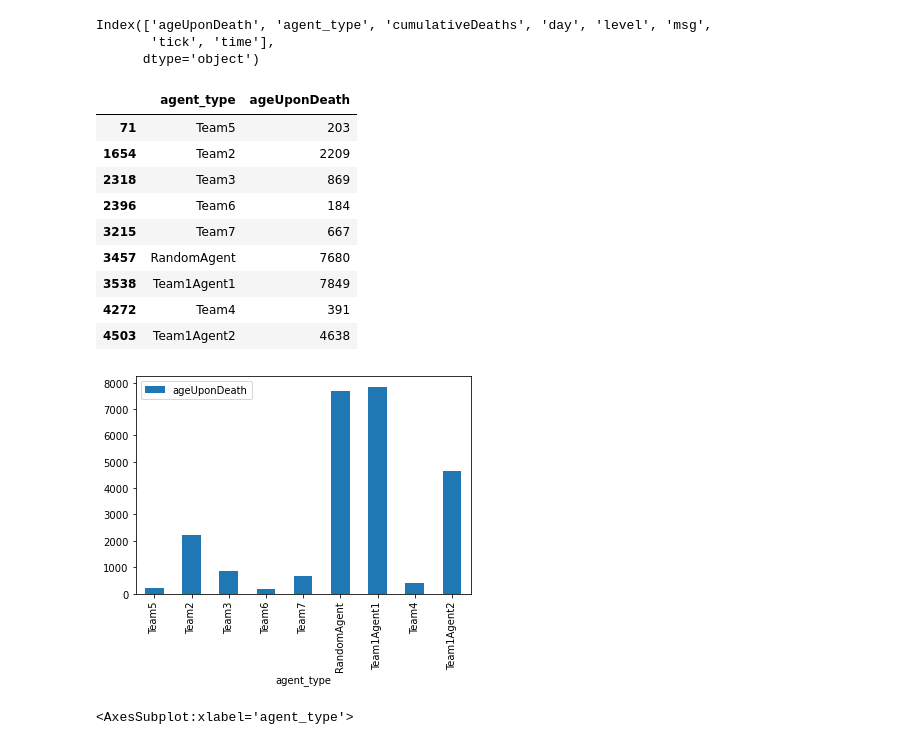
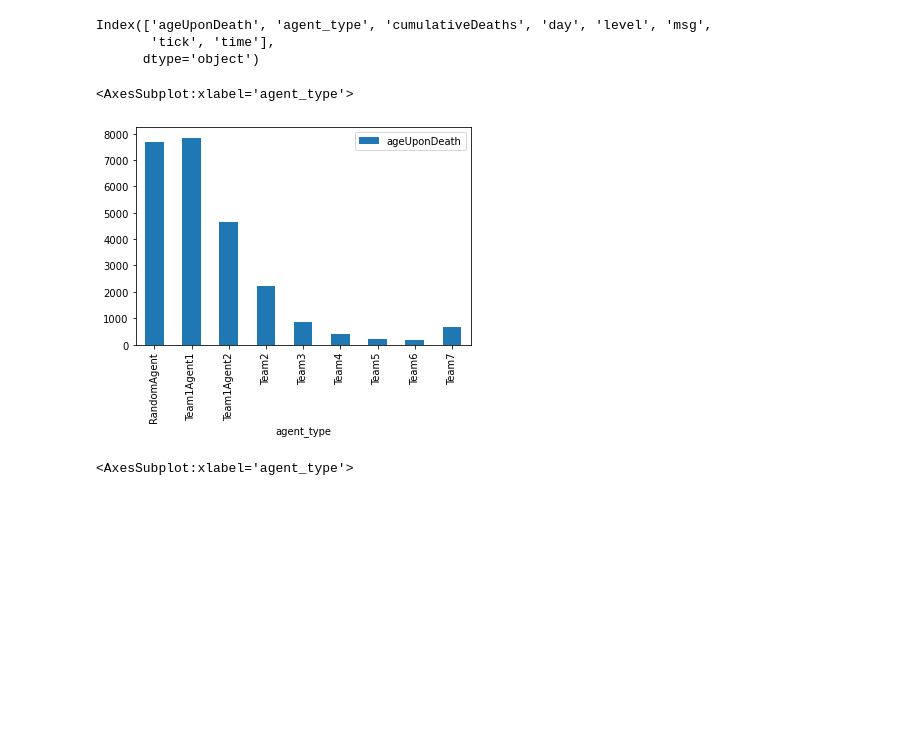
Before and after one commit to SOMAS2021/SOMAS2021, a Jupyter notebook: Experiment.ipynb, the cells around one changed output. Cells and saved outputs as stored; diff of their text form; code cells hidden in the pictures; blank space fills up the shorter version.

Commit message:
reorder the plot

```diff
--- a/Experiment.ipynb
+++ b/Experiment.ipynb
@@ -203,23 +203,14 @@ Index(['ageUponDeath', 'agent_type', 'cumulativeDeaths', 'day', 'level', 'msg',
 # %%
 # max survive days over each agent
 t_all = td
 plotdata = pd.DataFrame(t_all, columns = ['agent_type','ageUponDeath'])
 idx = plotdata.groupby(['agent_type'])['ageUponDeath'].transform(max) == plotdata['ageUponDeath']
 PD = plotdata[idx]
+PD = PD.sort_values(by=['agent_type'])
 PD.plot(x='agent_type',kind='bar')
-PD
 # %% [output]
-|  | agent_type | ageUponDeath |
-| 71 | Team5 | 203 |
-| 1654 | Team2 | 2209 |
-| 2318 | Team3 | 869 |
-| 2396 | Team6 | 184 |
-| 3215 | Team7 | 667 |
-| 3457 | RandomAgent | 7680 |
-| 3538 | Team1Agent1 | 7849 |
-| 4272 | Team4 | 391 |
-| 4503 | Team1Agent2 | 4638 |
+<AxesSubplot:xlabel='agent_type'>
-[figure, old version]
+[figure, new version]
 # %%
 # mean day survive per agent
 t_all = td
```
Also changed, not shown: parts of 1 cell of this notebook.
